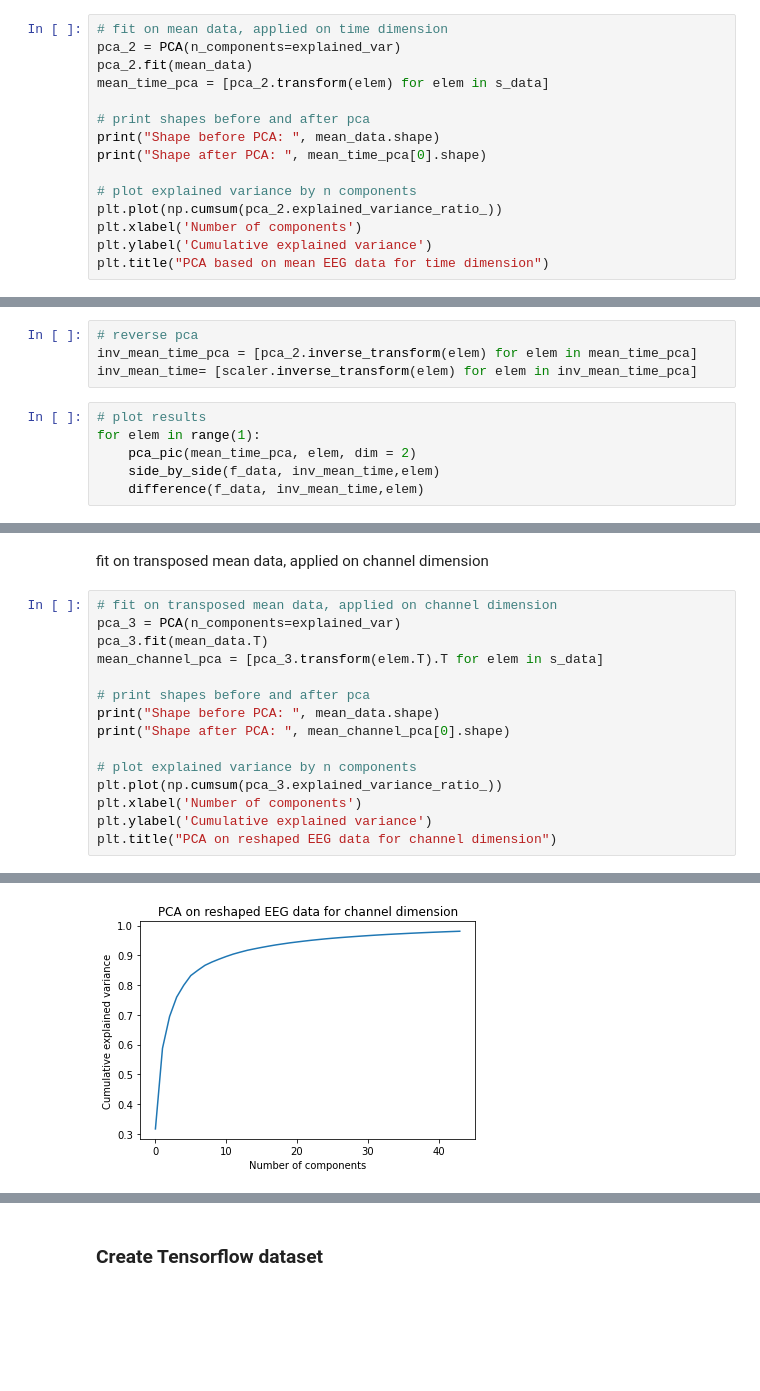
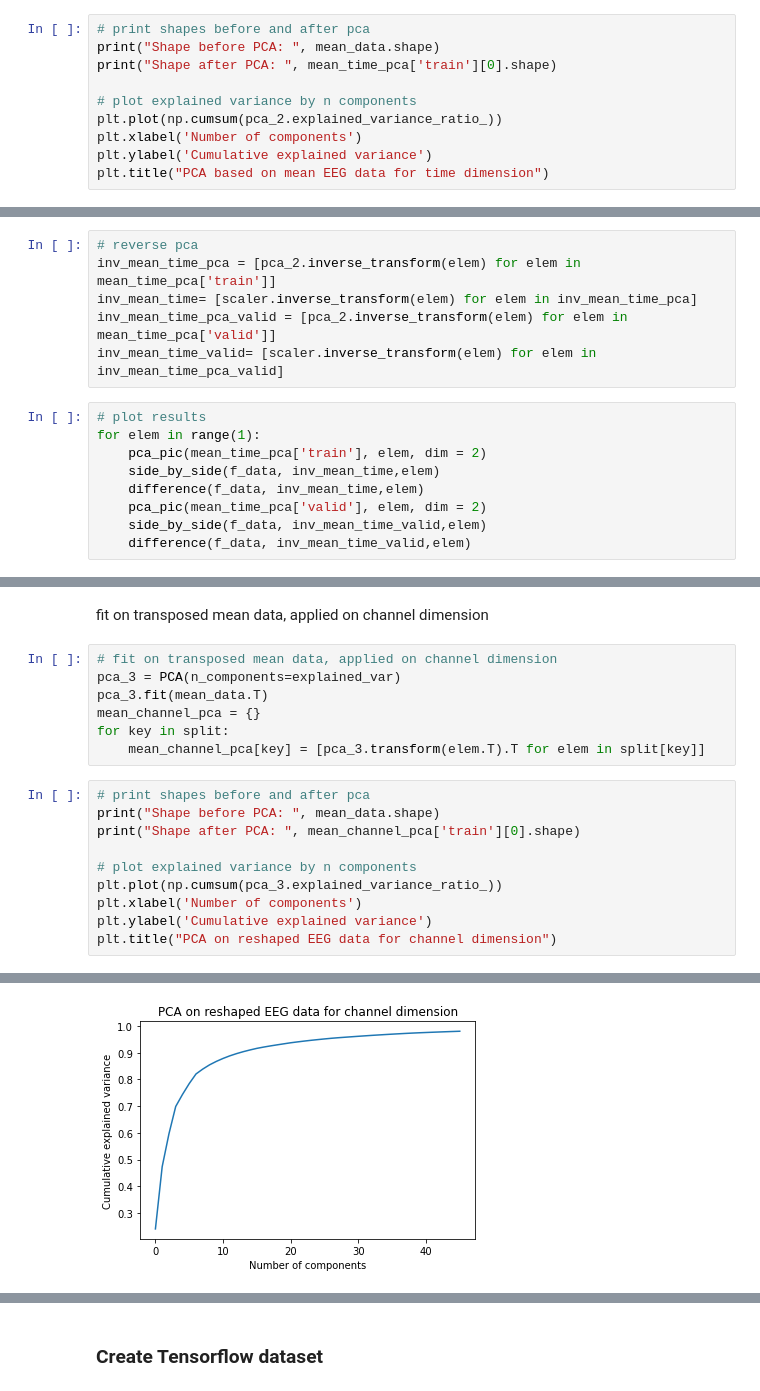
Before and after one commit to lucasld/inner_speech_decoding, a Jupyter notebook: pca_01.ipynb, the cells around one changed output, grey strips where cells are left out. Drawn from its saved outputs; the diff is of its cells as text; blank space fills up the shorter version.

```diff
--- a/pca_01.ipynb
+++ b/pca_01.ipynb
@@ -114,12 +150,7 @@ fit on mean data, applied on time dimension
 # %%
-# fit on mean data, applied on time dimension
-pca_2 = PCA(n_components=explained_var)
-pca_2.fit(mean_data)
-mean_time_pca = [pca_2.transform(elem) for elem in s_data]
-
 # print shapes before and after pca
 print("Shape before PCA: ", mean_data.shape)
-print("Shape after PCA: ", mean_time_pca[0].shape)
+print("Shape after PCA: ", mean_time_pca['train'][0].shape)
 
 # plot explained variance by n components
 plt.plot(np.cumsum(pca_2.explained_variance_ratio_))
@@ -134,11 +165,16 @@ Text(0.5, 1.0, 'PCA based on mean EEG data for time dimension')
 # %%
 # reverse pca
-inv_mean_time_pca = [pca_2.inverse_transform(elem) for elem in mean_time_pca]
+inv_mean_time_pca = [pca_2.inverse_transform(elem) for elem in mean_time_pca['train']]
 inv_mean_time= [scaler.inverse_transform(elem) for elem in inv_mean_time_pca]
+inv_mean_time_pca_valid = [pca_2.inverse_transform(elem) for elem in mean_time_pca['valid']]
+inv_mean_time_valid= [scaler.inverse_transform(elem) for elem in inv_mean_time_pca_valid]
 # %%
 # plot results
 for elem in range(1):
-    pca_pic(mean_time_pca, elem, dim = 2)
+    pca_pic(mean_time_pca['train'], elem, dim = 2)
     side_by_side(f_data, inv_mean_time,elem)
     difference(f_data, inv_mean_time,elem)
+    pca_pic(mean_time_pca['valid'], elem, dim = 2)
+    side_by_side(f_data, inv_mean_time_valid,elem)
+    difference(f_data, inv_mean_time_valid,elem)
 # %% [output]
@@ -148,14 +187,16 @@ for elem in range(1):
 # %% [markdown]
 fit on transposed mean data, applied on channel dimension
+# %%
+# fit on transposed mean data, applied on channel dimension
+pca_3 = PCA(n_components=explained_var)
+pca_3.fit(mean_data.T)
+mean_channel_pca = {}
+for key in split:
+    mean_channel_pca[key] = [pca_3.transform(elem.T).T for elem in split[key]]
 # %%
-# fit on transposed mean data, applied on channel dimension
-pca_3 = PCA(n_components=explained_var)
-pca_3.fit(mean_data.T)
-mean_channel_pca = [pca_3.transform(elem.T).T for elem in s_data]
-
 # print shapes before and after pca
 print("Shape before PCA: ", mean_data.shape)
-print("Shape after PCA: ", mean_channel_pca[0].shape)
+print("Shape after PCA: ", mean_channel_pca['train'][0].shape)
 
 # plot explained variance by n components
 plt.plot(np.cumsum(pca_3.explained_variance_ratio_))
@@ -168,4 +209,4 @@ Shape after PCA:  (44, 640)
 Text(0.5, 1.0, 'PCA on reshaped EEG data for channel dimension')
-[figure, old version]
+[figure, new version]
 # %%
 # reverse pca
```
Also changed, not shown: parts of 23 cells of this notebook, 3 other files.
